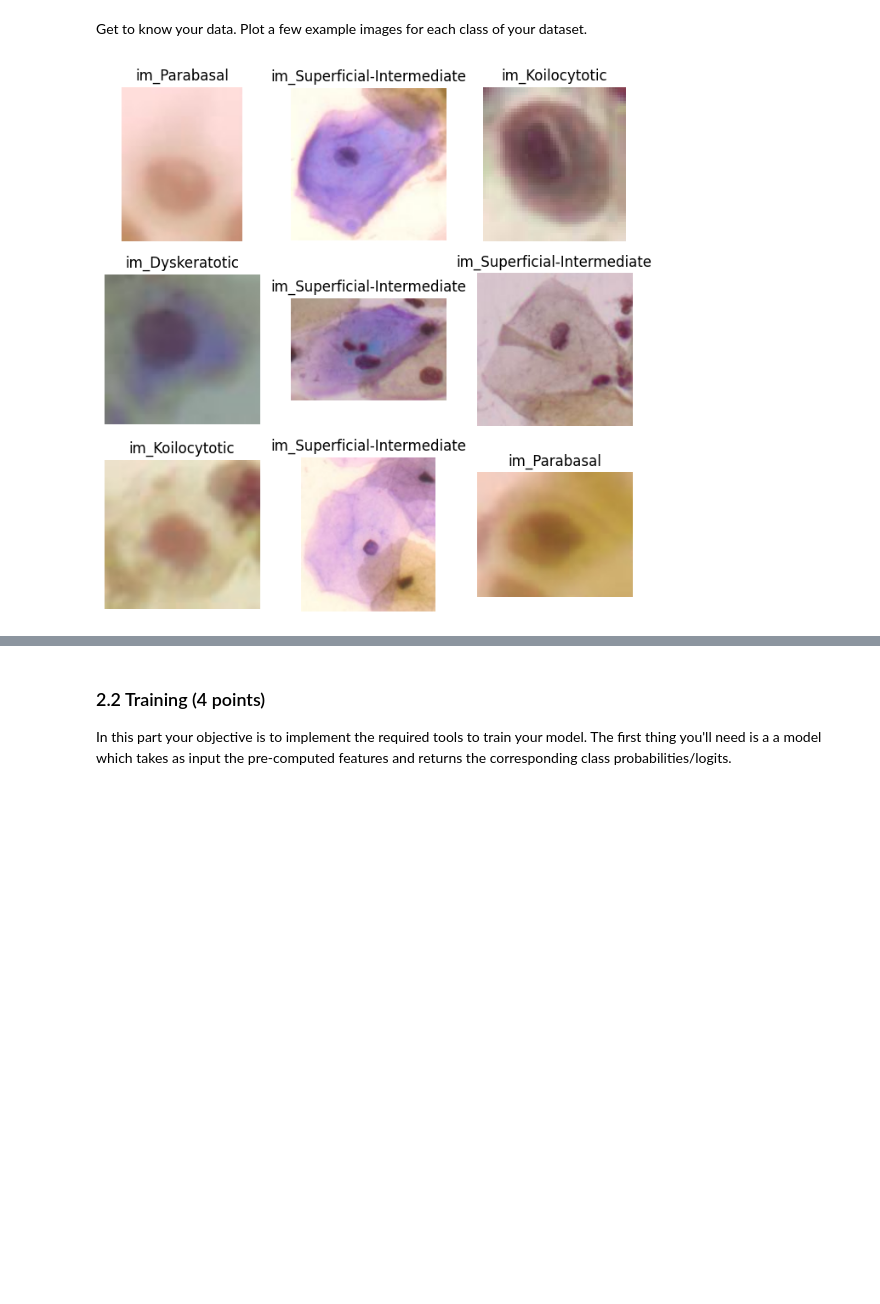
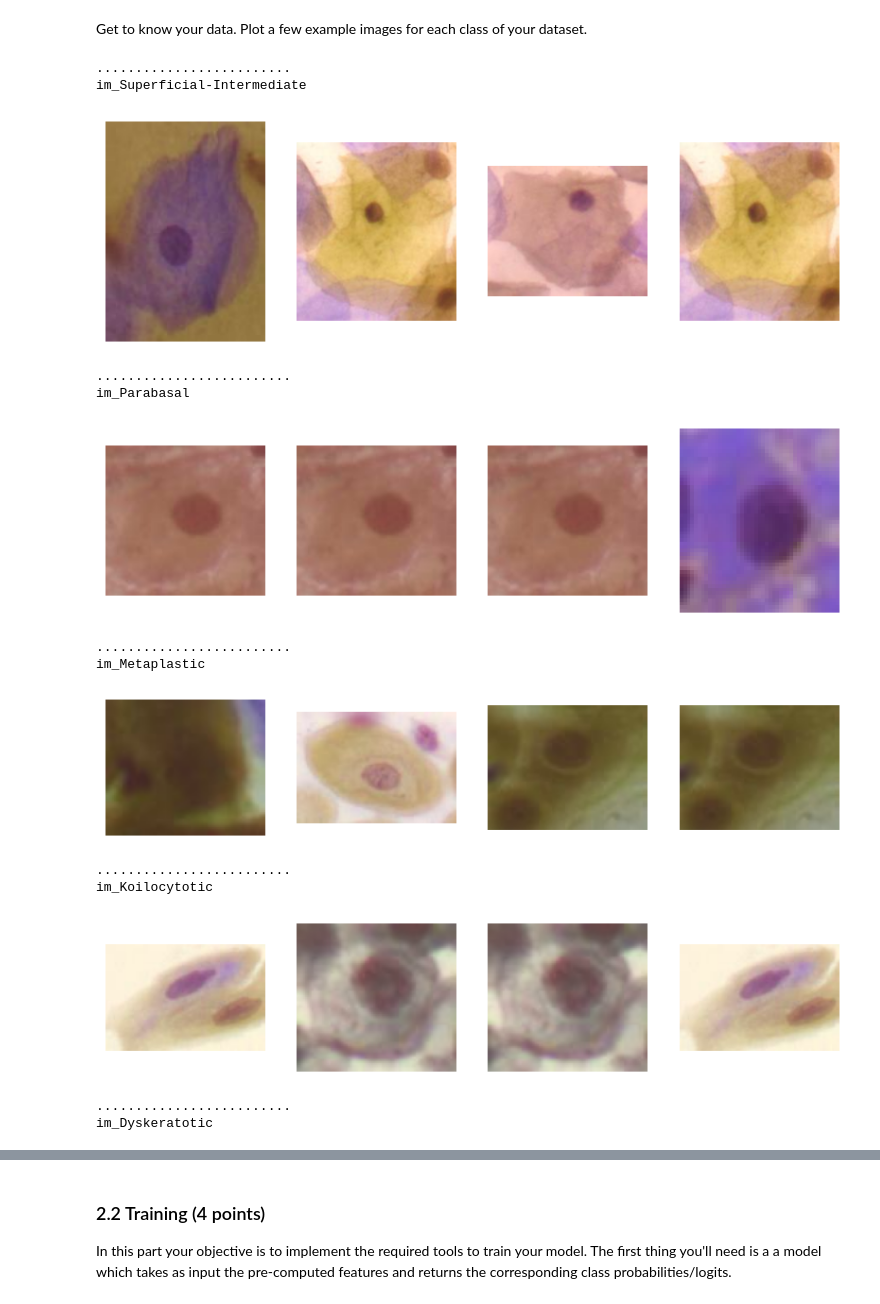
Before and after one commit to sirogosig/EE-451_code, a Jupyter notebook: labs/lab_03_classification.ipynb, the cells around one changed output, grey strips where cells are left out. Drawn from its saved outputs; the diff is of its cells as text; code cells hidden in the pictures; blank space fills up the shorter version.

```diff
--- a/labs/lab_03_classification.ipynb
+++ b/labs/lab_03_classification.ipynb
@@ -503,25 +503,41 @@ Get to know your data. Plot a few example images for each class of your dataset.
 # %%
 import cv2
 
 # Visualize some training example
 
 label_to_name = {
     0 : 'im_Superficial-Intermediate',
     1 : 'im_Parabasal',
     2 : 'im_Metaplastic',
     3 : 'im_Koilocytotic',
     4 : 'im_Dyskeratotic'}
 
-figure = plt.figure(figsize=(8, 8))
-cols, rows = 3, 3
-for i in range(1, cols * rows + 1):
-    sample_idx = torch.randint(len(train_dataset), size=(1,)).item()
-    path, label = train_dataset.paths[sample_idx], train_dataset.labels[sample_idx]
-    img = cv2.imread('../data/lab-03-data/part2/'+path)
-    figure.add_subplot(rows, cols, i)
-    plt.title(label_to_name[label.item()])
-    plt.axis("off")
-    plt.imshow(img.squeeze(), cmap="gray")
-plt.show()
+for class_ in range(len(label_to_name)):
+    print(".........................")
+    print(label_to_name[class_])
+    figure = plt.figure(figsize=(10, 8))
+    cols, rows = 4, 1
+    dataset = train_dataset[train_dataset.labels==class_]
+    for i in range(1, cols * rows + 1):
+        sample_idx = torch.randint(len(dataset), size=(1,)).item()
+        path, label = dataset[2][sample_idx], dataset[1][sample_idx]
+        img = cv2.imread('../data/lab-03-data/part2/'+path)
+        figure.add_subplot(rows, cols, i)
+        plt.axis("off")
+        plt.imshow(img.squeeze(), cmap="gray")
+    plt.show()
 # %% [output]
+.........................
+im_Superficial-Intermediate
-[figure, old version]
+[figure, new version]
+.........................
+im_Parabasal
+[figure, added]
+.........................
+im_Metaplastic
+[figure, added]
+.........................
+im_Koilocytotic
+[figure, added]
+.........................
+im_Dyskeratotic
```
Also changed, not shown: parts of 11 cells of this notebook.
